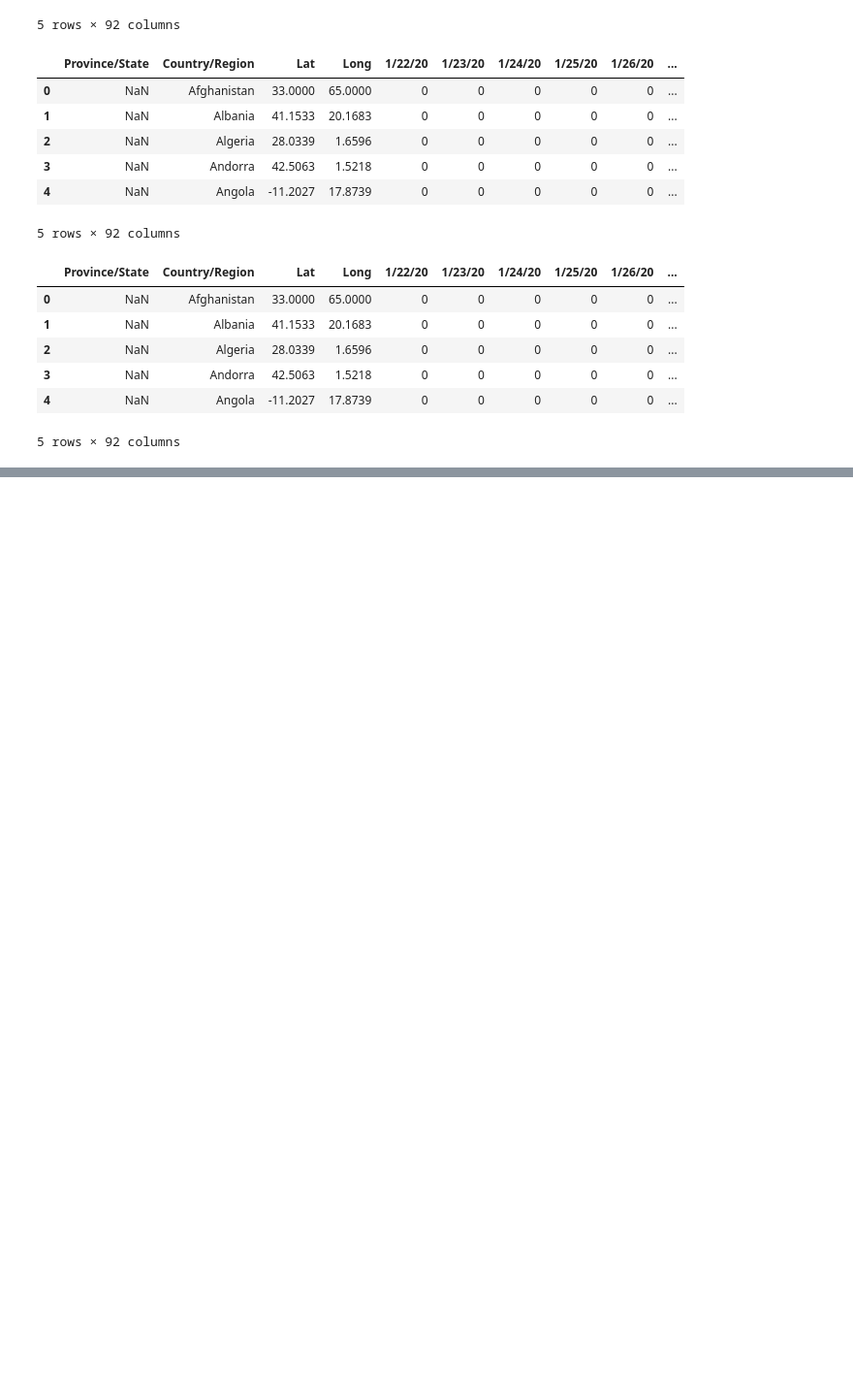
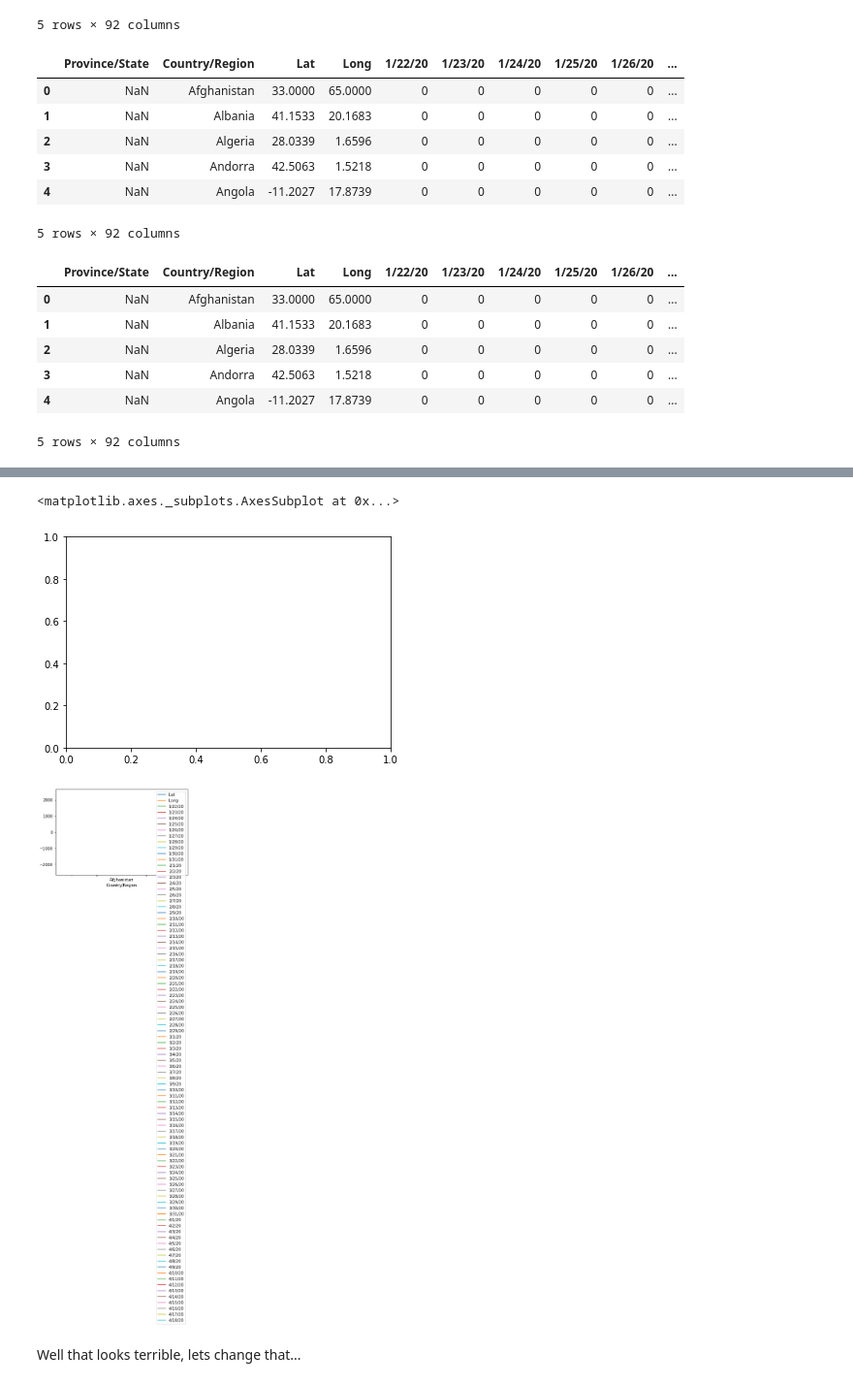
Before and after one commit to sebastian-graeff/COVID19-Exploration, a Jupyter notebook: COVID-19 Exploration.ipynb, the cells around one changed output, grey strips where cells are left out. Shown: that part at 97% size. Saved outputs shown, nothing was run; the diff lists cells and outputs as text; code cells hidden in the pictures; blank space fills up the shorter version.

```diff
--- a/COVID-19 Exploration.ipynb
+++ b/COVID-19 Exploration.ipynb
@@ -41,0 +98,12 @@ Lets continue this tommorow...
+# %%
+df_country = df_cases.groupby("Country/Region").sum()
+
+#Lets check if that worked:
+for i in df_cases['Country/Region']:
+    if df_cases[df_cases['Country/Region']==i]['4/18/20'].sum() == df_country.loc[i,'4/18/20']:
+        pass
+    else:
+        print ('FAILURE')
+
+# Seems like all is good, we can now use the df_country dataframe
+df_country.head()
@@ -41,0 +119,9 @@ Lets continue this tommorow...
+# %%
+fig, ax = plt.subplots()
+df_country[df_country == 'Afghanistan'].plot()
+# %% [output]
+<matplotlib.axes._subplots.AxesSubplot at 0x...>
+[figure, added]
+[figure, added]
+# %% [markdown]
+Well that looks terrible, lets change that...
```
Also changed, not shown: parts of 26 cells of this notebook, 5 other files.
